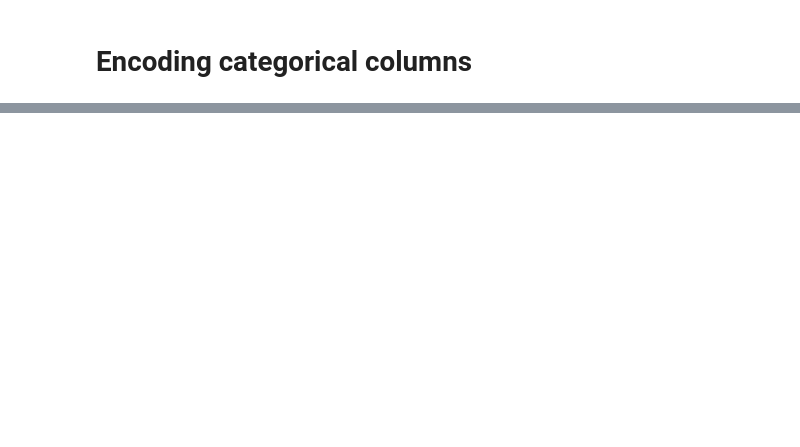
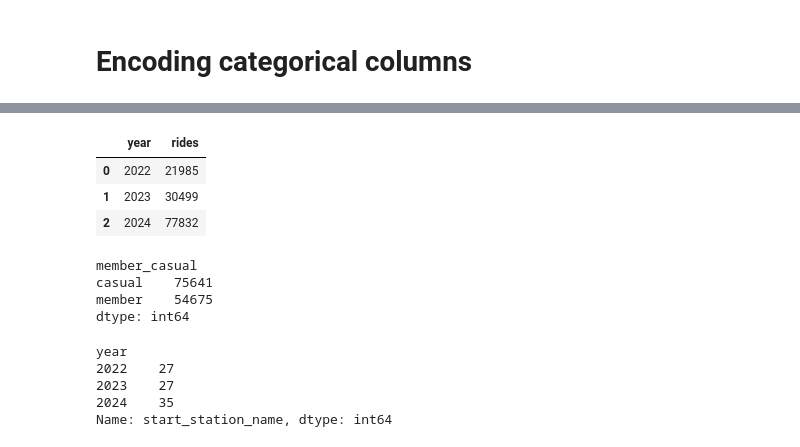
Before and after one commit to pabs-llama/projects, a Jupyter notebook: project_3_ capitalbikeshare/linear_regression_pg.ipynb, the cells around one changed output, grey strips where cells are left out. Cells and saved outputs as stored; diff of their text form; code cells hidden in the pictures; blank space fills up the shorter version.

```diff
--- a/project_3_ capitalbikeshare/linear_regression_pg.ipynb
+++ b/project_3_ capitalbikeshare/linear_regression_pg.ipynb
@@ -1408,0 +1415,22 @@ full_df_dow_encoded
+# %%
+prince_george_fixed.groupby("year").size().reset_index(name="rides")
+# %% [output]
+|  | year | rides |
+| 0 | 2022 | 21985 |
+| 1 | 2023 | 30499 |
+| 2 | 2024 | 77832 |
+# %%
+prince_george_fixed.groupby("member_casual").size()
+# %% [output]
+member_casual
+casual    75641
+member    54675
+dtype: int64
+# %%
+prince_george_fixed.groupby("year")["start_station_name"].nunique()
+# %% [output]
+year
+2022    27
+2023    27
+2024    35
+Name: start_station_name, dtype: int64
```
Also changed, not shown: parts of 12 cells of this notebook, 1 other file.
